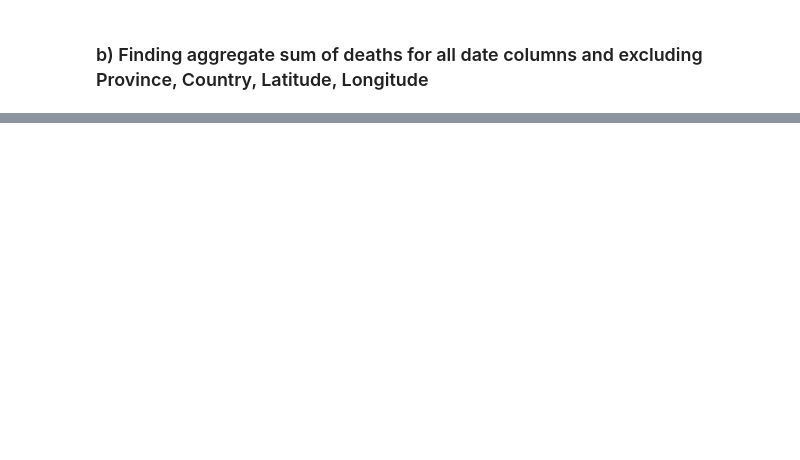
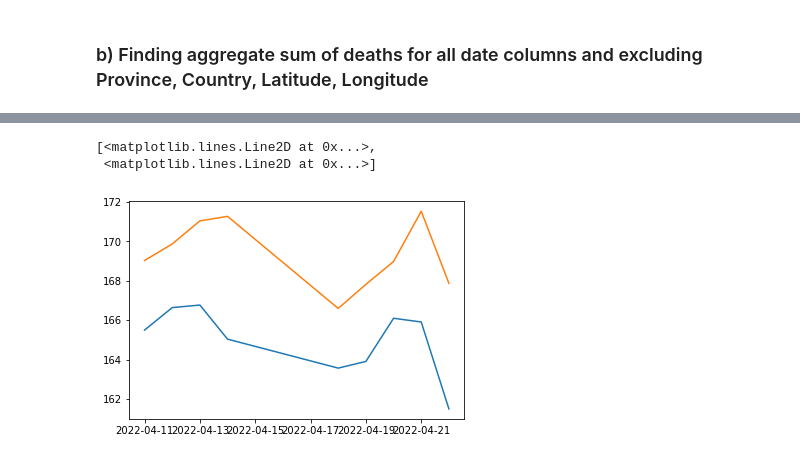
Before and after one commit to oks9303-spt/Python_final_project, a Jupyter notebook: final_project_1_24April2022.ipynb, the cells around one changed output, grey strips where cells are left out. Cells and saved outputs as stored; diff of their text form; code cells hidden in the pictures; blank space fills up the shorter version.

```diff
--- a/final_project_1_24April2022.ipynb
+++ b/final_project_1_24April2022.ipynb
@@ -116,0 +497,3 @@ Total Deaths =  2305321414
+# %%
+data_apple['date'] = data_apple.index.date
+data_apple['time'] = data_apple.index.time
@@ -116,0 +520,5 @@ Total Deaths =  2305321414
+# %%
+#limiting the data to working hours trading
+market_apple = data_apple.between_time('09:30:00', '16:00:00').copy()
+market_apple.sort_index(inplace=True)
+market_apple.info()
@@ -116,0 +540,5 @@ Total Deaths =  2305321414
+# %%
+market_apple.index.name = None
+# %%
+df_apple = market_apple.groupby('date').agg({'low':min, 'high':max})
+df_apple
@@ -116,0 +570,6 @@ Total Deaths =  2305321414
+# %%
+plt.plot(df_apple[["low", "high"]])
+# %% [output]
+[<matplotlib.lines.Line2D at 0x...>,
+ <matplotlib.lines.Line2D at 0x...>]
+[figure, added]
```
Also changed, not shown: parts of 66 cells of this notebook.
